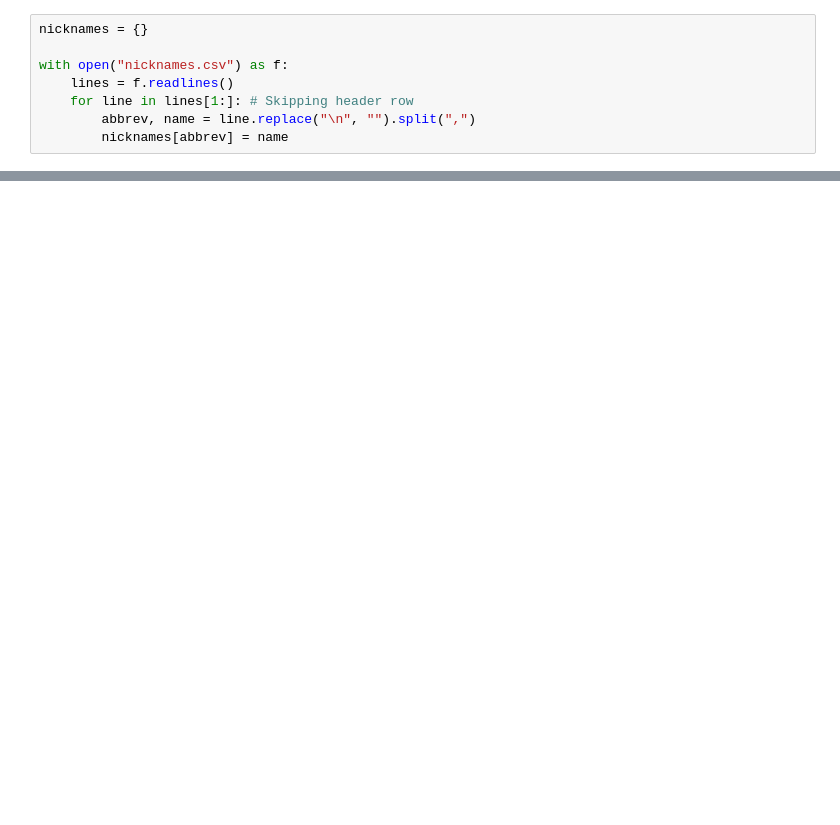
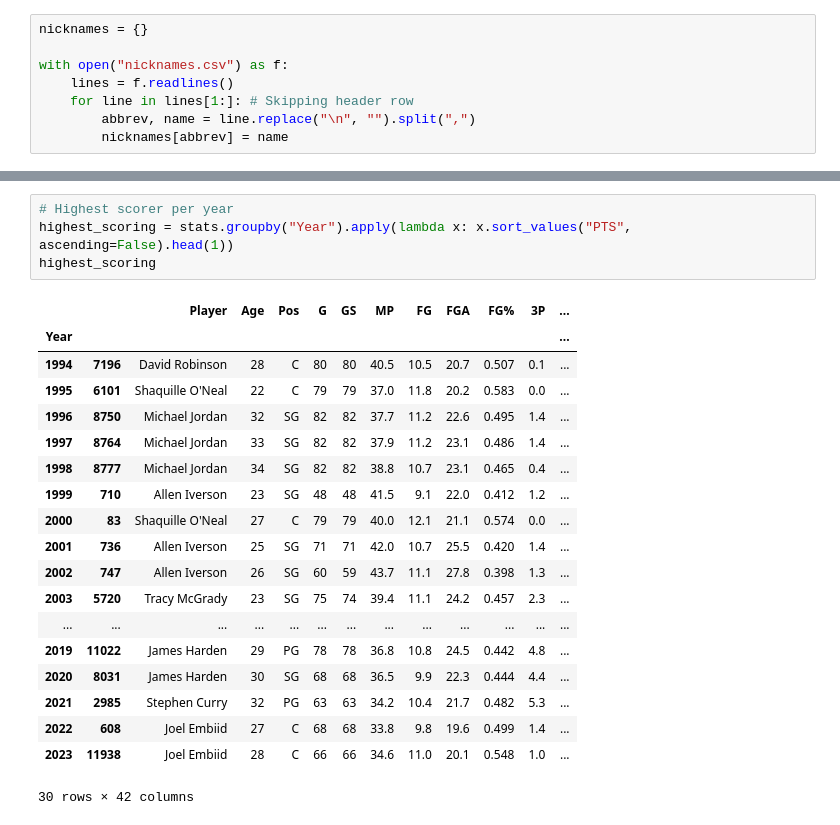
Before and after one commit to CalebAppiagyei/Player_Improvement_Metric, a Jupyter notebook: data_cleaning.ipynb, the cells around one changed output, grey strips where cells are left out. Saved outputs shown, nothing was run; the diff lists cells and outputs as text; blank space fills up the shorter version.

```diff
--- a/data_cleaning.ipynb
+++ b/data_cleaning.ipynb
@@ -131,0 +175,24 @@ combined.tail()
+# %%
+# Highest scorer per year
+highest_scoring = stats.groupby("Year").apply(lambda x: x.sort_values("PTS", ascending=False).head(1))
+highest_scoring
+# %% [output]
+|  |  | Player | Age | Pos | G | GS | MP | FG | FGA | FG% | 3P | ... |
+| Year |  |  |  |  |  |  |  |  |  |  |  | ... |
+| 1994 | 7196 | David Robinson | 28 | C | 80 | 80 | 40.5 | 10.5 | 20.7 | 0.507 | 0.1 | ... |
+| 1995 | 6101 | Shaquille O'Neal | 22 | C | 79 | 79 | 37.0 | 11.8 | 20.2 | 0.583 | 0.0 | ... |
+| 1996 | 8750 | Michael Jordan | 32 | SG | 82 | 82 | 37.7 | 11.2 | 22.6 | 0.495 | 1.4 | ... |
+| 1997 | 8764 | Michael Jordan | 33 | SG | 82 | 82 | 37.9 | 11.2 | 23.1 | 0.486 | 1.4 | ... |
+| 1998 | 8777 | Michael Jordan | 34 | SG | 82 | 82 | 38.8 | 10.7 | 23.1 | 0.465 | 0.4 | ... |
+| 1999 | 710 | Allen Iverson | 23 | SG | 48 | 48 | 41.5 | 9.1 | 22.0 | 0.412 | 1.2 | ... |
+| 2000 | 83 | Shaquille O'Neal | 27 | C | 79 | 79 | 40.0 | 12.1 | 21.1 | 0.574 | 0.0 | ... |
+| 2001 | 736 | Allen Iverson | 25 | SG | 71 | 71 | 42.0 | 10.7 | 25.5 | 0.420 | 1.4 | ... |
+| 2002 | 747 | Allen Iverson | 26 | SG | 60 | 59 | 43.7 | 11.1 | 27.8 | 0.398 | 1.3 | ... |
+| 2003 | 5720 | Tracy McGrady | 23 | SG | 75 | 74 | 39.4 | 11.1 | 24.2 | 0.457 | 2.3 | ... |
+| ... | ... | ... | ... | ... | ... | ... | ... | ... | ... | ... | ... | ... |
+| 2019 | 11022 | James Harden | 29 | PG | 78 | 78 | 36.8 | 10.8 | 24.5 | 0.442 | 4.8 | ... |
+| 2020 | 8031 | James Harden | 30 | SG | 68 | 68 | 36.5 | 9.9 | 22.3 | 0.444 | 4.4 | ... |
+| 2021 | 2985 | Stephen Curry | 32 | PG | 63 | 63 | 34.2 | 10.4 | 21.7 | 0.482 | 5.3 | ... |
+| 2022 | 608 | Joel Embiid | 27 | C | 68 | 68 | 33.8 | 9.8 | 19.6 | 0.499 | 1.4 | ... |
+| 2023 | 11938 | Joel Embiid | 28 | C | 66 | 66 | 34.6 | 11.0 | 20.1 | 0.548 | 1.0 | ... |
+30 rows × 42 columns
```
Also changed, not shown: parts of 11 cells of this notebook, 1 other file.
